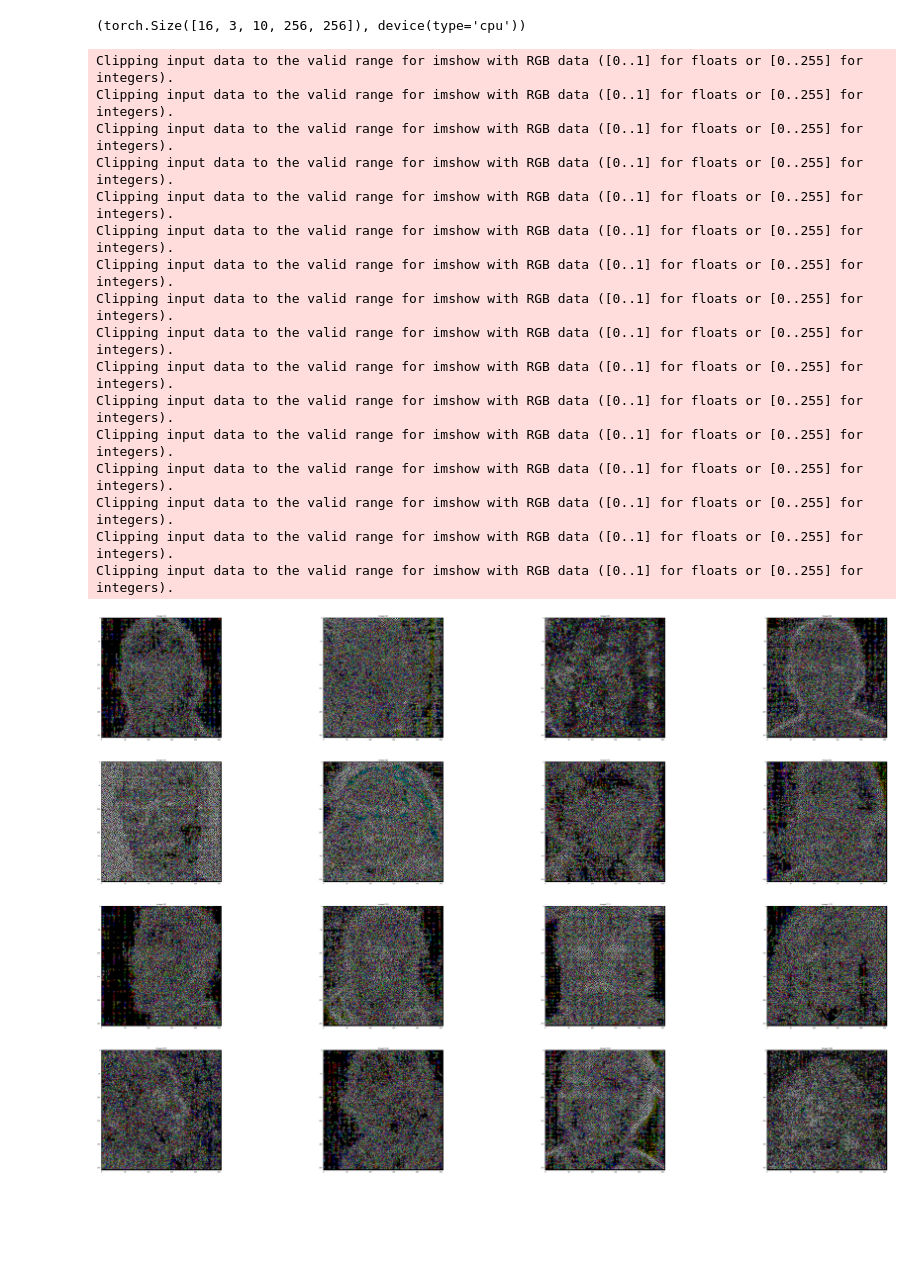
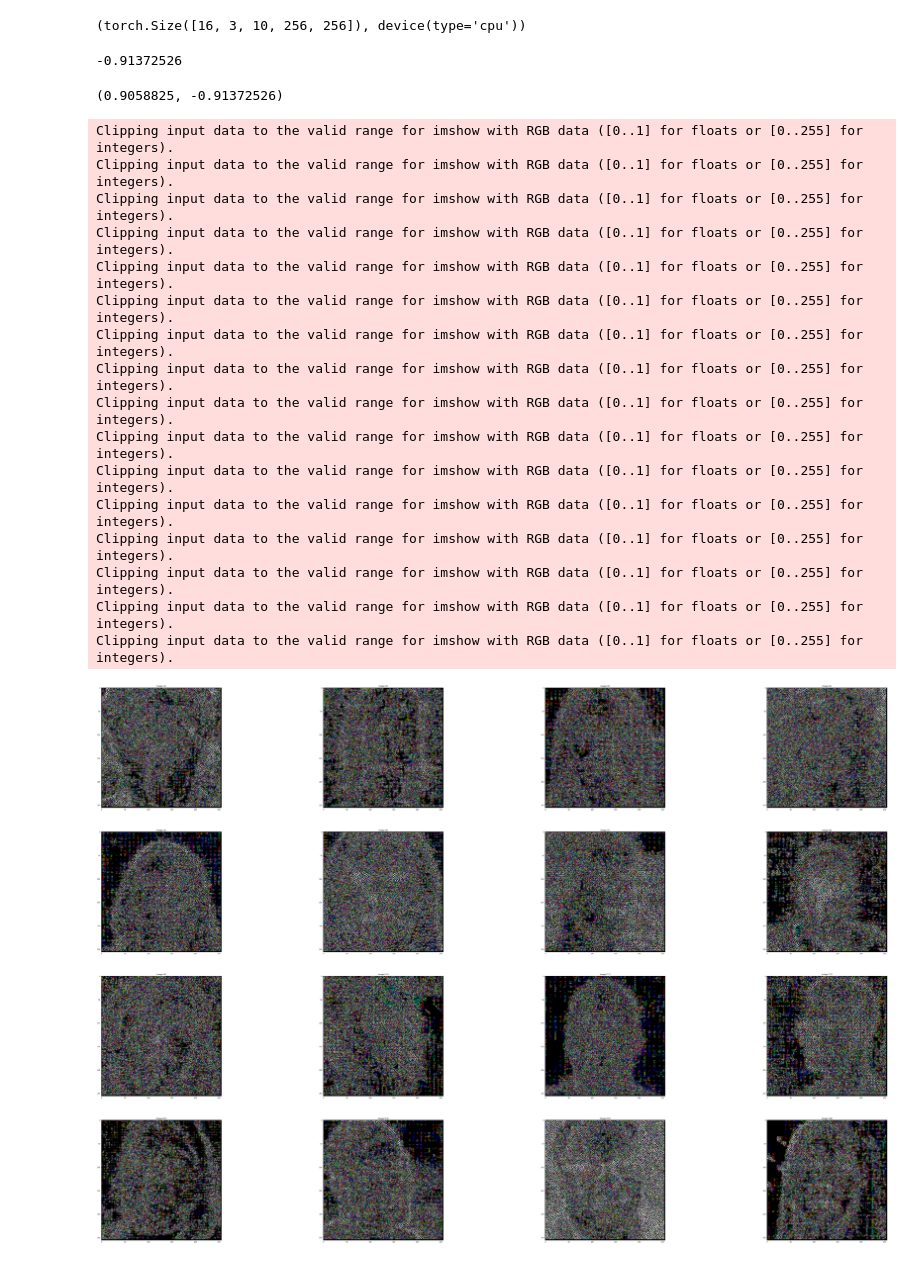
Before and after one commit to dmitry-vorobiev/kaggle-deepfake-detection-challenge, a Jupyter notebook: notebooks/transforms.ipynb, the cells around one changed output. Cells and saved outputs as stored; diff of their text form; code cells hidden in the pictures; blank space fills up the shorter version.

```diff
--- a/notebooks/transforms.ipynb
+++ b/notebooks/transforms.ipynb
@@ -50,26 +74,6 @@ def create_loader(conf: Dict, transforms: Iterable[Callable],
                                  drop_last=True)
     num_workers = conf.get('loader.workers', 0)
     return DataLoader(ds, batch_sampler=batch_sampler, num_workers=num_workers)
-# %%
-def diff(x: Tensor, dim: int) -> Tensor:
-    mask = list(map(slice, x.shape[:dim]))
-    mask0 = mask + [slice(1, x.size(dim))]
-    mask1 = mask + [slice(0, -1)]
-    return x[mask0] - x[mask1]
-
-
-def image_grad(x: Tensor, n=1, keep_size=False) -> Tensor:
-    for _ in range(n):
-        x = diff(x, -1)
-        x = diff(x, -2)
-    if keep_size:
-        pad = [(n + i) // 2 for i in [0, 1, 0, 1]]
-        x = F.pad(x, pad)
-    return x
-
-
-def to_tensor(image: np.ndarray) -> Tensor:
-    return torch.tensor(image, dtype=torch.float).permute(2, 0, 1) / 255.
 # %%
 conf = dict(
     real_fake_ratio=100/30,
@@ -85,10 +89,10 @@ transforms = T.Compose([
     T.ToTensor(),
     # T.Lambda(Tensor.cuda),
     T.Lambda(partial(image_grad, n=3, keep_size=True)),
-    T.Normalize(
-        mean=[7.99074656e-10, 9.42090607e-10, 6.85161949e-10],
-        std=[0.03253524, 0.03236544, 0.03264875]
-    )
+#     T.Normalize(
+#         mean=[7.99074656e-10, 9.42090607e-10, 6.85161949e-10],
+#         std=[0.03253524, 0.03236544, 0.03264875]
+#     )
 ])
 # %%
 dl = create_loader(conf, transforms, dirs)
@@ -100,7 +104,7 @@ data_iter = iter(dl)
 mean = np.array([0.0] * 3)
 std = np.array([0.0] * 3)
 
-for i in tqdm(range(200)):
+for i in tqdm(range(len(dl))):
     x, y = next(data_iter)
     m, s = x.mean((0, 2, 3, 4)), x.std((0, 2, 3, 4))
     for c in range(3):
@@ -121,21 +127,29 @@ x.shape, x.device
+# %%
+images.clip(min=-1, max=1).min()
+# %% [output]
+-0.91372526
+# %%
+images.max(), images.min()
+# %% [output]
+(0.9058825, -0.91372526)
 # %%
-images = x.permute(0, 2, 3, 4, 1)[:, 0].cpu().numpy()
+images = x.permute(0, 2, 3, 4, 1)[:, 0].cpu().numpy() * (i+1)/std
 show_images(images, cols=len(images)//4)
 # %% [output]
 Clipping input data to the valid range for imshow with RGB data ([0..1] for floats or [0..255] for integers).
 Clipping input data to the valid range for imshow with RGB data ([0..1] for floats or [0..255] for integers).
 Clipping input data to the valid range for imshow with RGB data ([0..1] for floats or [0..255] for integers).
 Clipping input data to the valid range for imshow with RGB data ([0..1] for floats or [0..255] for integers).
 Clipping input data to the valid range for imshow with RGB data ([0..1] for floats or [0..255] for integers).
 Clipping input data to the valid range for imshow with RGB data ([0..1] for floats or [0..255] for integers).
 Clipping input data to the valid range for imshow with RGB data ([0..1] for floats or [0..255] for integers).
 Clipping input data to the valid range for imshow with RGB data ([0..1] for floats or [0..255] for integers).
 Clipping input data to the valid range for imshow with RGB data ([0..1] for floats or [0..255] for integers).
 Clipping input data to the valid range for imshow with RGB data ([0..1] for floats or [0..255] for integers).
 Clipping input data to the valid range for imshow with RGB data ([0..1] for floats or [0..255] for integers).
 Clipping input data to the valid range for imshow with RGB data ([0..1] for floats or [0..255] for integers).
 Clipping input data to the valid range for imshow with RGB data ([0..1] for floats or [0..255] for integers).
 Clipping input data to the valid range for imshow with RGB data ([0..1] for floats or [0..255] for integers).
 Clipping input data to the valid range for imshow with RGB data ([0..1] for floats or [0..255] for integers).
 Clipping input data to the valid range for imshow with RGB data ([0..1] for floats or [0..255] for integers).
-[figure, old version]
+[figure, new version]
```
Also changed, not shown: parts of 8 cells of this notebook, 3 other files.
